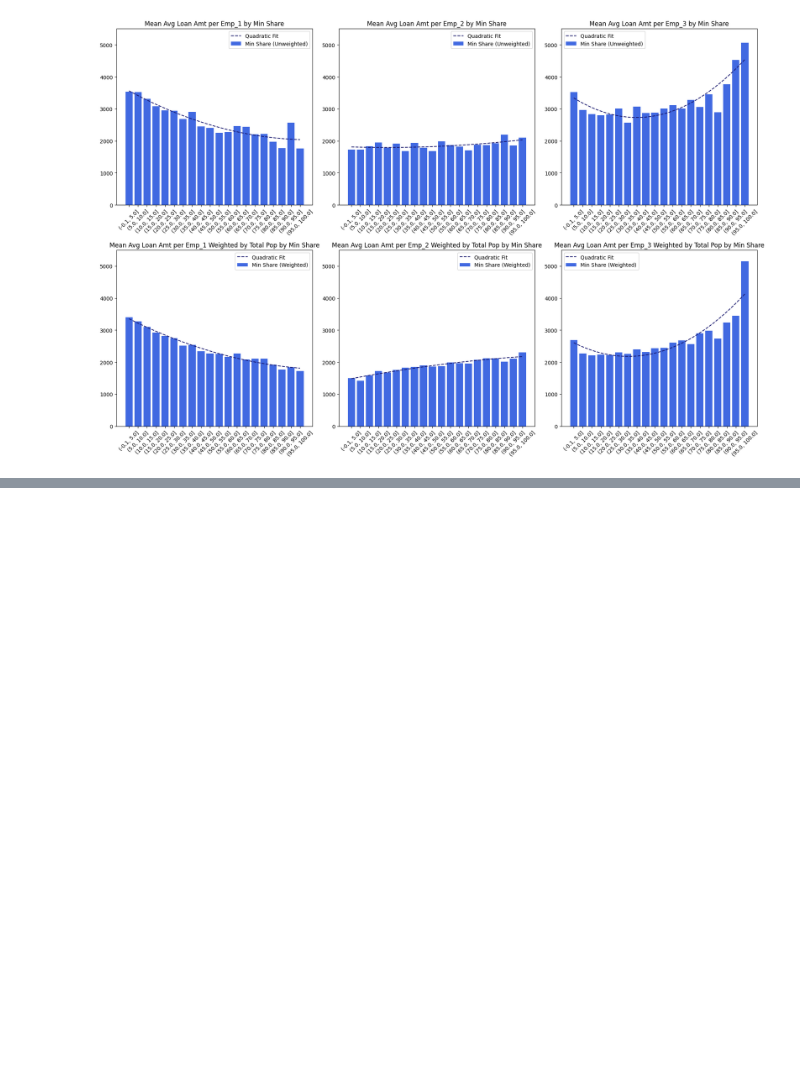
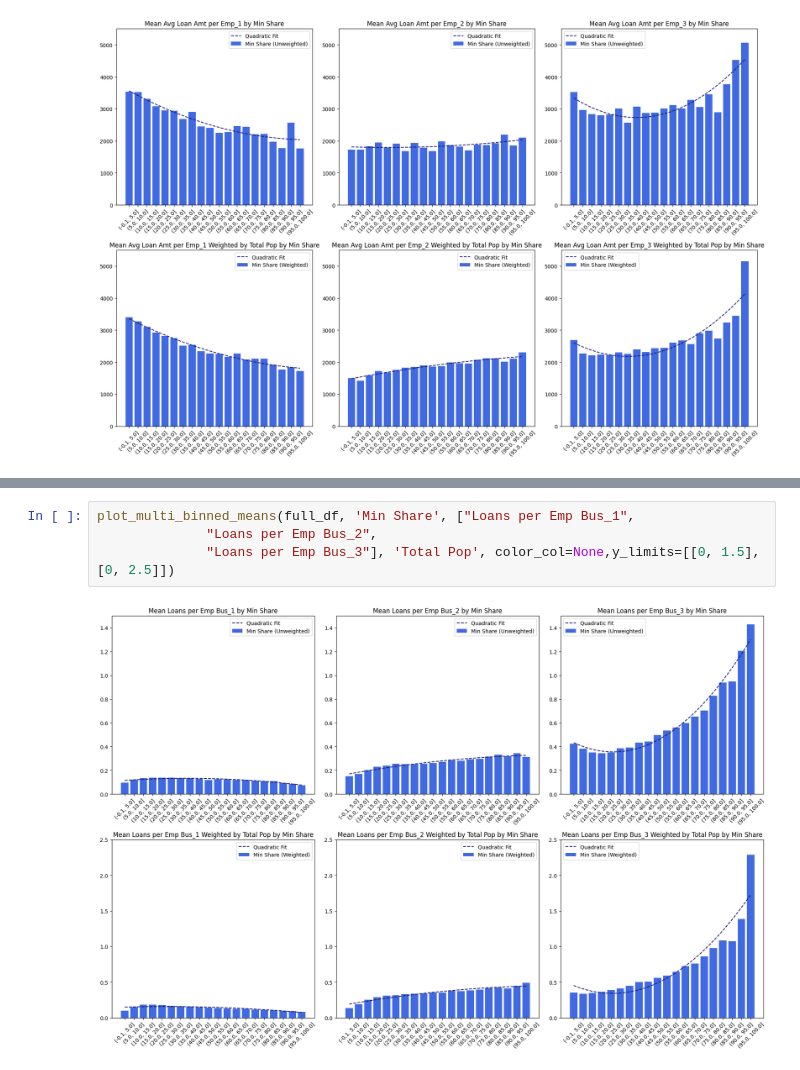
Before and after one commit to hhogenson/PPP-Data, a Jupyter notebook: Replicating Fairlie.ipynb, the cells around one changed output, grey strips where cells are left out. Drawn from its saved outputs; the diff is of its cells as text; blank space fills up the shorter version.

```diff
--- a/Replicating Fairlie.ipynb
+++ b/Replicating Fairlie.ipynb
@@ -898,0 +839,6 @@ plot_multi_binned_means(stats_df, 'Min Share', ['Avg Loan Amt per Emp_1',
+# %%
+plot_multi_binned_means(full_df, 'Min Share', ["Loans per Emp Bus_1",
+              "Loans per Emp Bus_2",
+              "Loans per Emp Bus_3"], 'Total Pop', color_col=None,y_limits=[[0, 1.5], [0, 2.5]])
+# %% [output]
+[figure, added]
```
Also changed, not shown: parts of 17 cells of this notebook, 7 other files.
